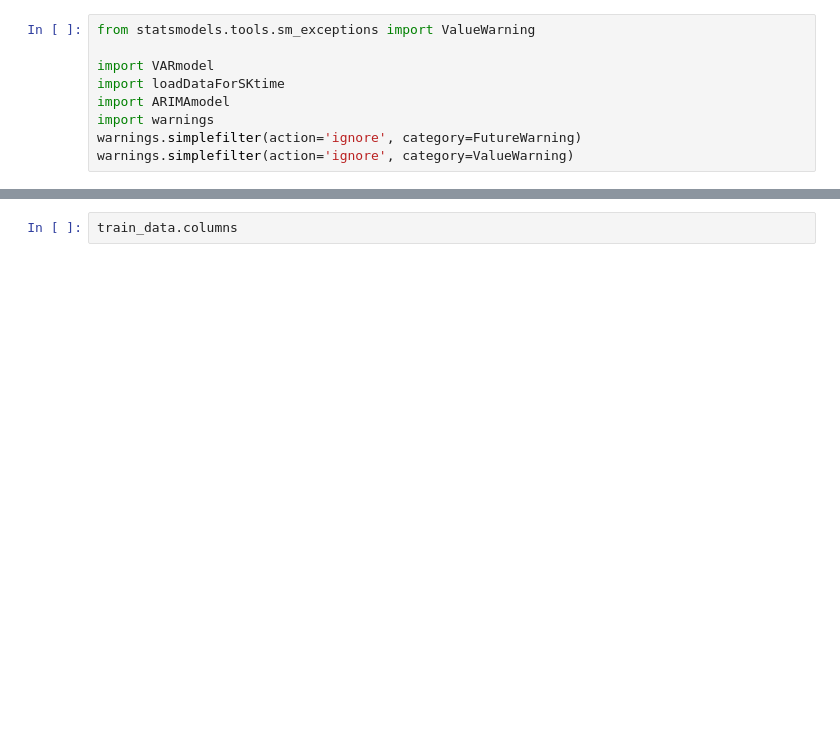
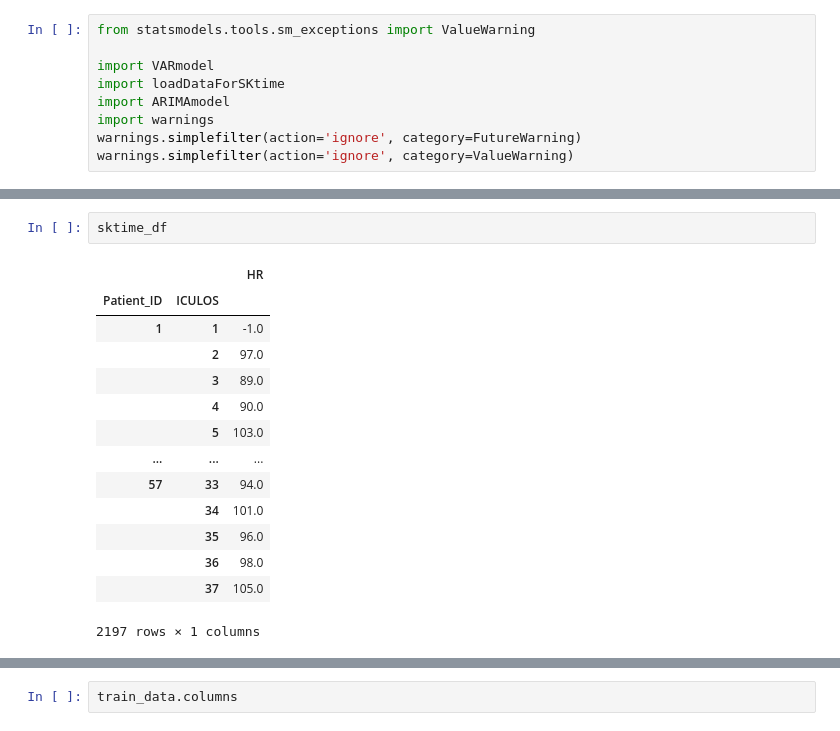
Before and after one commit to emsyoungg/sepsis_forecasting, a Jupyter notebook: Main_ARIMA.ipynb, the cells around one changed output, grey strips where cells are left out. Drawn from its saved outputs; the diff is of its cells as text; blank space fills up the shorter version.

```diff
--- a/Main_ARIMA.ipynb
+++ b/Main_ARIMA.ipynb
@@ -19,3 +35,20 @@ train_data, test_data = loaderHR.split_train_test(sktime_df)
+# %%
+sktime_df
+# %% [output]
+|  |  | HR |
+| Patient_ID | ICULOS |  |
+| 1 | 1 | -1.0 |
+|  | 2 | 97.0 |
+|  | 3 | 89.0 |
+|  | 4 | 90.0 |
+|  | 5 | 103.0 |
+| ... | ... | ... |
+| 57 | 33 | 94.0 |
+|  | 34 | 101.0 |
+|  | 35 | 96.0 |
+|  | 36 | 98.0 |
+|  | 37 | 105.0 |
+2197 rows × 1 columns
 # %%
 train_data.index
 # %% [output]
```
Also changed, not shown: parts of 6 cells of this notebook, 2 other files.
